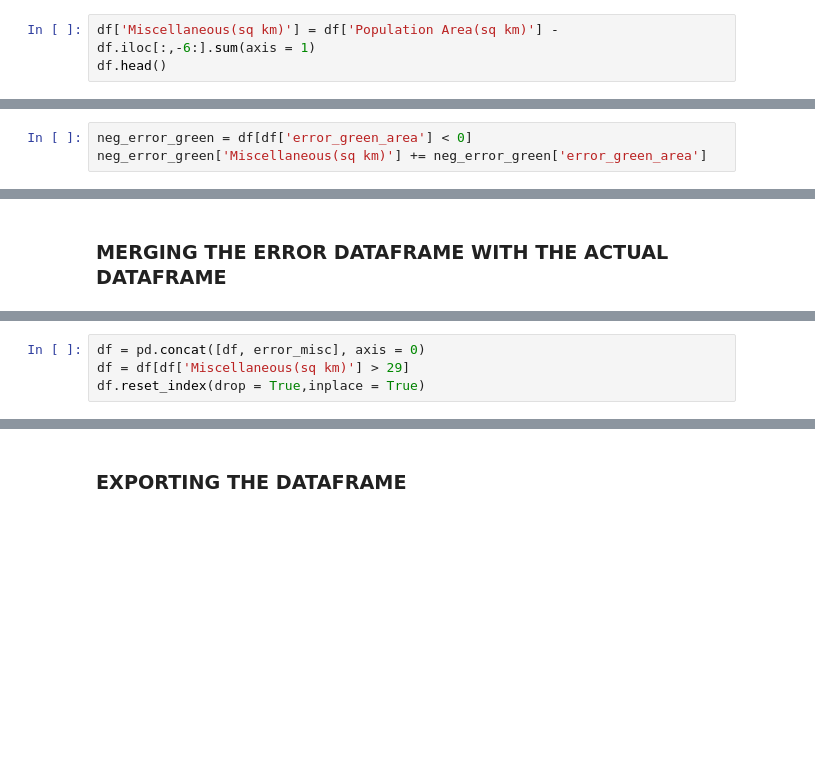
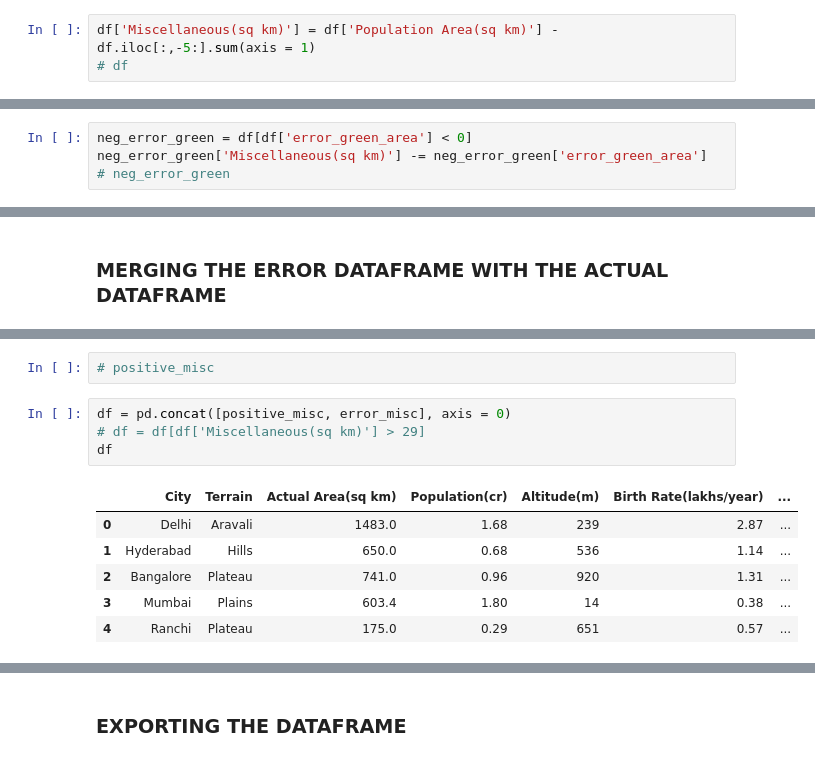
Before and after one commit to Shubhang7100/Urban-Development-Analysis, a Jupyter notebook: Smart Plan Analysis.ipynb, the cells around one changed output, grey strips where cells are left out. Saved outputs shown, nothing was run; the diff lists cells and outputs as text; blank space fills up the shorter version.

```diff
--- a/Smart Plan Analysis.ipynb
+++ b/Smart Plan Analysis.ipynb
@@ -231,5 +144,5 @@ df.head()
 
 - *Special case*: Mumbai was falling below 29 sq. km and coming with -64.97 sq. km as the miscellaneous area, so the computer used our algorithm to increase the number of floors in each apartment to decrease the number of apartments in the city and hence decreasing the residential area, therefore increasing the miscellaneous area bringing it to 45.65 sq. km.
 # %%
-df['Miscellaneous(sq km)'] = df['Population Area(sq km)'] - df.iloc[:,-6:].sum(axis = 1)
-df.head()
+df['Miscellaneous(sq km)'] = df['Population Area(sq km)'] - df.iloc[:,-5:].sum(axis = 1)
+# df
@@ -278,3 +161,4 @@ pos_error_green
 # %%
 neg_error_green = df[df['error_green_area'] < 0]
-neg_error_green['Miscellaneous(sq km)'] += neg_error_green['error_green_area']
+neg_error_green['Miscellaneous(sq km)'] -= neg_error_green['error_green_area']
+# neg_error_green
@@ -347,4 +195,13 @@ df.head()
+# %%
+# positive_misc
 # %%
-df = pd.concat([df, error_misc], axis = 0)
-df = df[df['Miscellaneous(sq km)'] > 29]
-df.reset_index(drop = True,inplace = True)
+df = pd.concat([positive_misc, error_misc], axis = 0)
+# df = df[df['Miscellaneous(sq km)'] > 29]
+df
+# %% [output]
+|  | City | Terrain | Actual Area(sq km) | Population(cr) | Altitude(m) | Birth Rate(lakhs/year) | ... |
+| 0 | Delhi | Aravali | 1483.0 | 1.68 | 239 | 2.87 | ... |
+| 1 | Hyderabad | Hills | 650.0 | 0.68 | 536 | 1.14 | ... |
+| 2 | Bangalore | Plateau | 741.0 | 0.96 | 920 | 1.31 | ... |
+| 3 | Mumbai | Plains | 603.4 | 1.80 | 14 | 0.38 | ... |
+| 4 | Ranchi | Plateau | 175.0 | 0.29 | 651 | 0.57 | ... |
```
Also changed, not shown: parts of 38 cells of this notebook, 1 other file.
